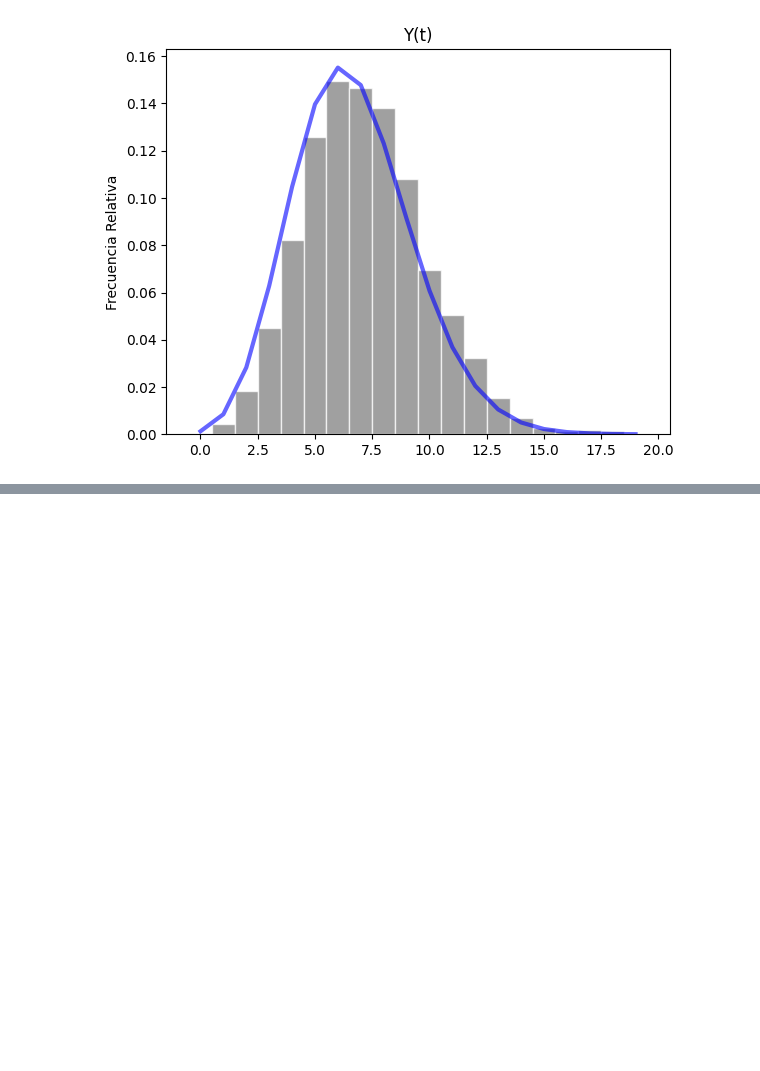
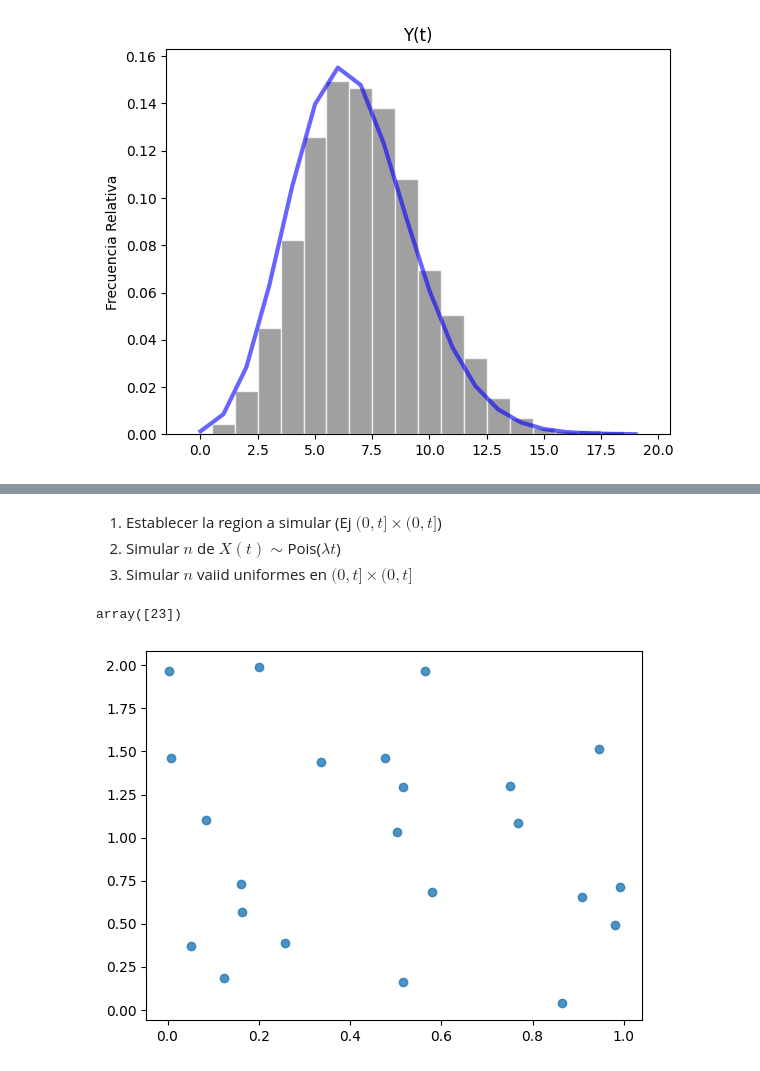
Before and after one commit to leticiaram/Modelos_Estocasticos_2023, a Jupyter notebook: Codigo_3.ipynb, the cells around one changed output, grey strips where cells are left out. Drawn from its saved outputs; the diff is of its cells as text; code cells hidden in the pictures; blank space fills up the shorter version.

```diff
--- a/Codigo_3.ipynb
+++ b/Codigo_3.ipynb
@@ -476,0 +479,4 @@ plt.show()
+# %% [markdown]
+1. Establecer la region a simular (Ej $(0,t] \times (0,t]$)
+2. Simular $n$ de $X(t) \sim $Pois($ \lambda t$)
+3. Simular $n$ vaiid uniformes en $(0,t] \times (0,t]$
@@ -476,0 +490,18 @@ plt.show()
+# %%
+A = [[0,1],[0,2]]
+par_lambda = 10
+# %%
+area_A = (A[0][1]-A[0][0])*(A[1][1]-A[1][0])
+random.seed(50)
+pois = poisson.rvs(mu=par_lambda * area_A, size=1)
+pois
+# %% [output]
+array([23])
+# %%
+ unifs_x = uniform.rvs(loc=A[0][0],scale=A[0][1]-A[0][0],size=pois)
+ unifs_y = uniform.rvs(loc=A[1][0],scale=A[1][1]-A[1][0],size=pois)
+# %%
+ plt.plot(unifs_x,unifs_y, 'C0o',alpha=0.8)
+ plt.show()
+# %% [output]
+[figure, added]
```
Also changed, not shown: parts of 3 cells of this notebook.
